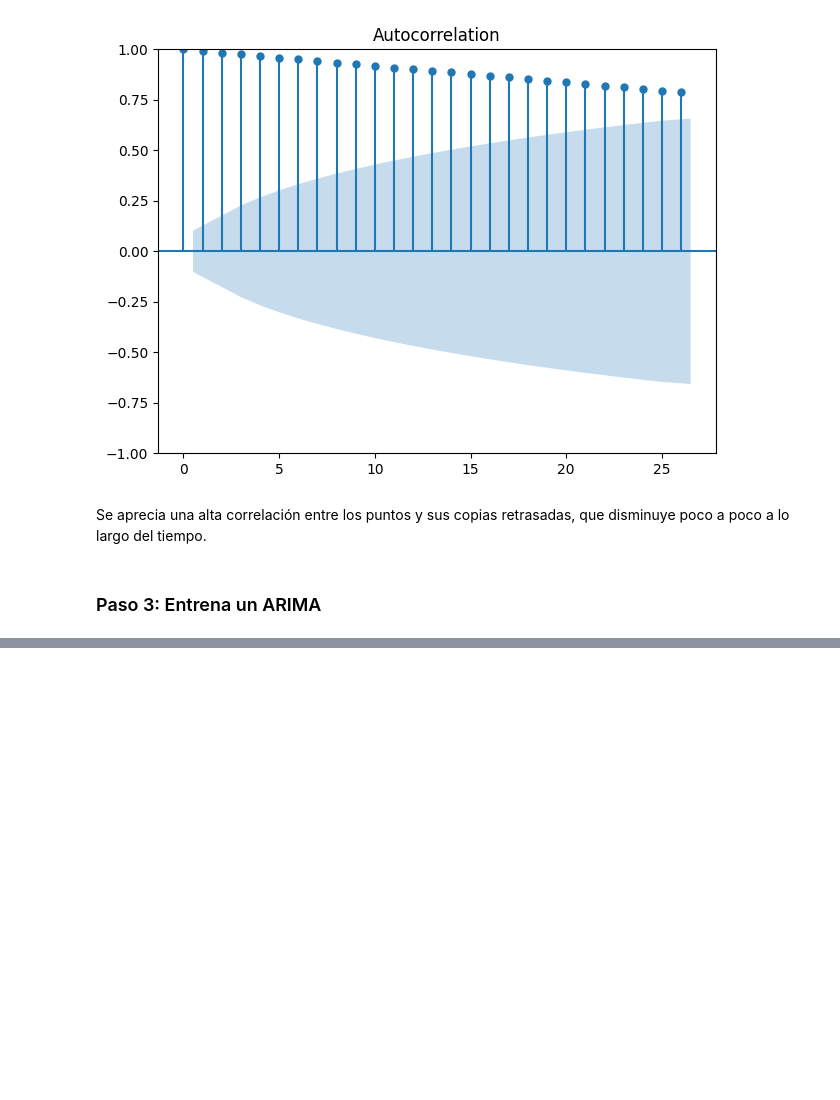
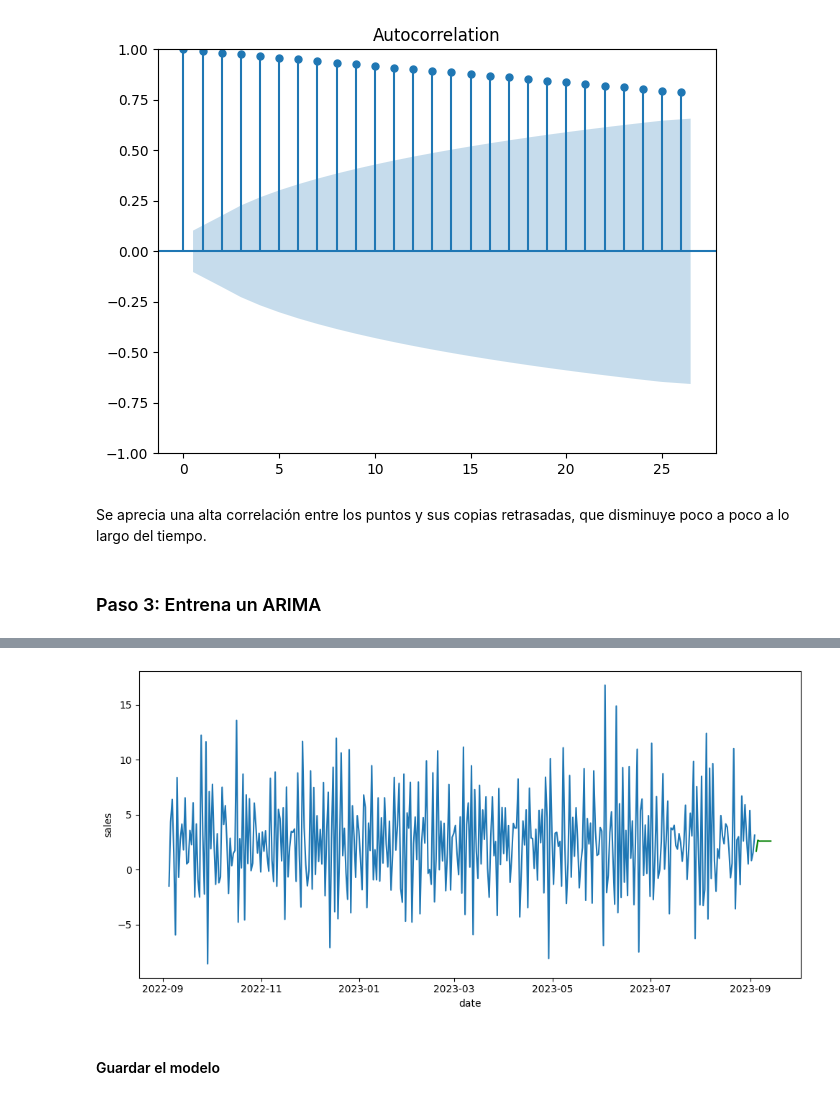
Before and after one commit to Julianmarania/TIME_SERIES_FORECASTING_Sistema_de_predicci-n_de_ventas_Project_23_Julian_Lopez, a Jupyter notebook: src/explore.ipynb, the cells around one changed output, grey strips where cells are left out. Drawn from its saved outputs; the diff is of its cells as text; code cells hidden in the pictures; blank space fills up the shorter version.

```diff
--- a/src/explore.ipynb
+++ b/src/explore.ipynb
@@ -189,3 +190,7 @@ plt.show()
 Se aprecia una alta correlación entre los puntos y sus copias retrasadas, que disminuye poco a poco a lo largo del tiempo.
 # %% [markdown]
 ### Paso 3: Entrena un ARIMA
+# %%
+final_data_stationary = final_data.diff().dropna()
+
+test_stationarity(final_data_stationary)
@@ -191,0 +207,4 @@ Se aprecia una alta correlación entre los puntos y sus copias retrasadas, que d
+# %%
+from pmdarima import auto_arima
+
+model = auto_arima(final_data_stationary, seasonal = False, trace = True, m = 366)
@@ -191,0 +261,5 @@ Se aprecia una alta correlación entre los puntos y sus copias retrasadas, que d
+# %%
+# Predicción del modelo
+
+forecast = model.predict(10)
+forecast
@@ -191,0 +278,15 @@ Se aprecia una alta correlación entre los puntos y sus copias retrasadas, que d
+# %%
+import matplotlib.pyplot as plt
+
+fig, axis = plt.subplots(figsize = (10, 5))
+
+sns.lineplot(data = final_data_stationary)
+sns.lineplot(data = forecast, c = "green")
+
+plt.tight_layout()
+
+plt.show()
+# %% [output]
+[figure, added]
+# %% [markdown]
+#### Guardar el modelo
```
Also changed, not shown: parts of 8 cells of this notebook, 1 other file.
